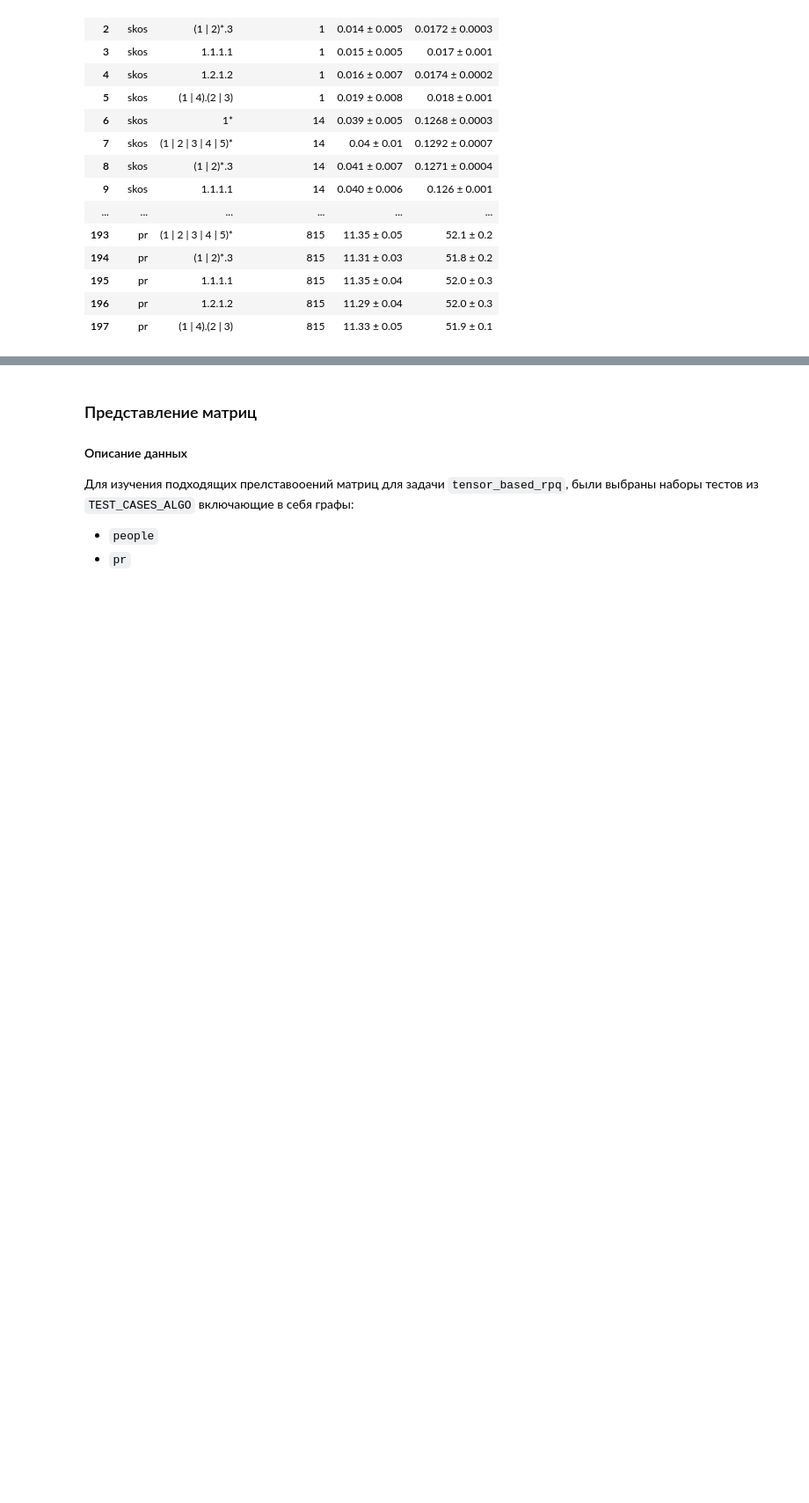
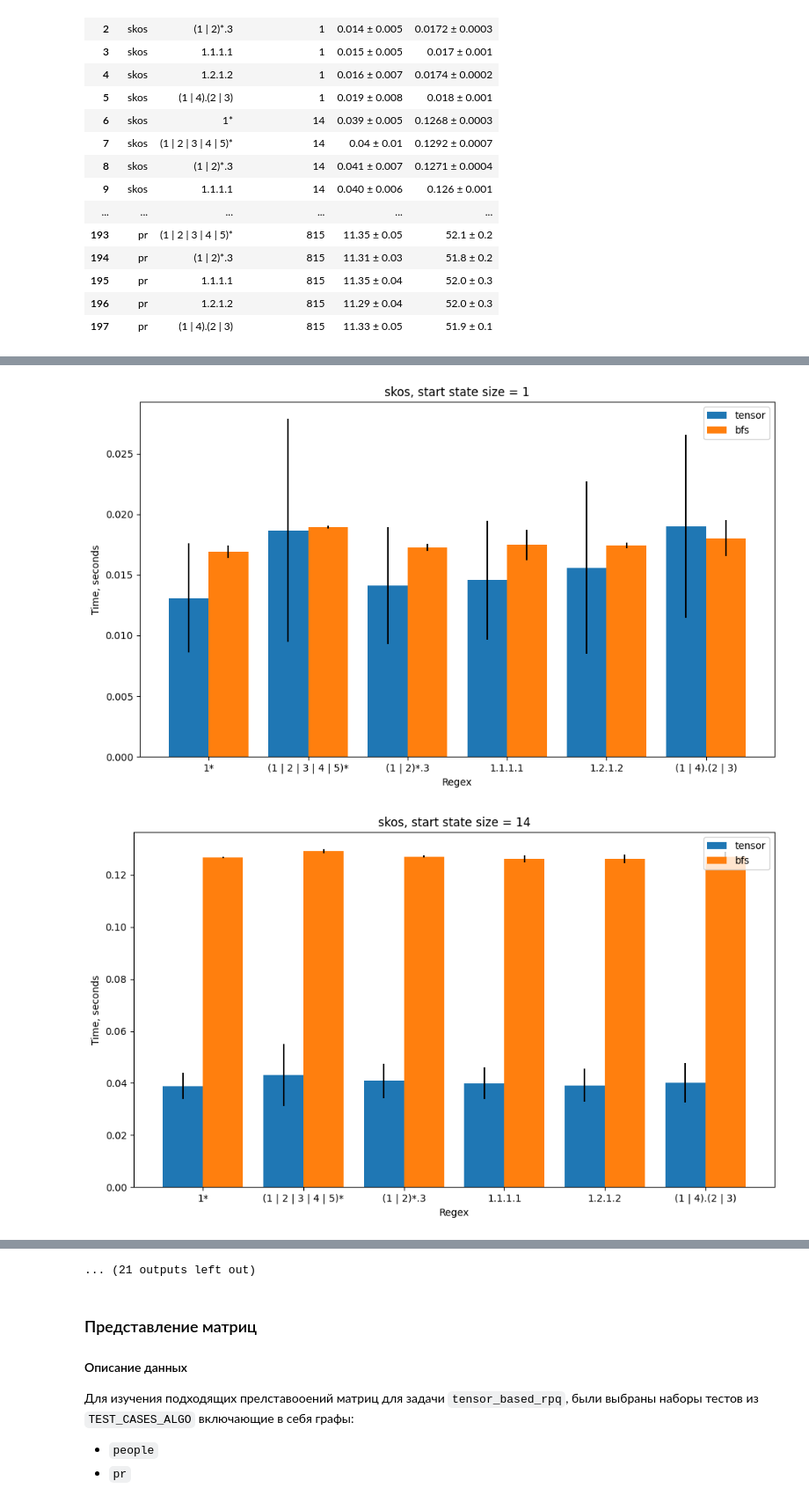
Before and after one commit to osogi/formal-lang-course, a Jupyter notebook: experiments/Task5.ipynb, the cells around one changed output, grey strips where cells are left out. Shown at 88% size. Drawn from its saved outputs; the diff is of its cells as text; code cells hidden in the pictures; blank space fills up the shorter version.

Commit message:
feat: add standart deviation to plots

```diff
--- a/experiments/Task5.ipynb
+++ b/experiments/Task5.ipynb
@@ -367,0 +280,78 @@ create_plots_by_res_dict(res_dict, ["tensor", "bfs"])
+# %%
+import matplotlib.pyplot as plt
+
+def create_grouped_bar_plot(data_dict, title, group_names, xlabel='Regex', ylabel='Time, seconds', figsize=(10, 6)):
+    """
+    Create a grouped bar plot from a dictionary.
+
+    Args:
+    - data_dict (dict): A dictionary where keys are categories and values are lists of values.
+    - title (str): The title of the plot.
+    - group_names (list): The names of groups.
+    - xlabel (str, optional): The label for the x-axis.
+    - ylabel (str, optional): The label for the y-axis.
+    - figsize (tuple, optional): The figure size. Defaults to (10, 6).
+    """
+    # Check if the input is a dictionary
+    if not isinstance(data_dict, dict):
+        raise ValueError("Input must be a dictionary")
+
+    # Get the categories and values
+    categories = list(data_dict.keys())
+    values = list(data_dict.values())
+
+    # Check if all values are lists
+    if not all(isinstance(value, list) for value in values):
+        raise ValueError("All values must be lists")
+
+    # Get the number of groups
+    num_groups = len(values[0])
+
+    # Create the bar plot
+    bar_width = 0.8 / num_groups
+    x = numpy.arange(len(categories))
+
+    plt.figure(figsize=figsize)
+    for i in range(num_groups):
+        plt.bar(x + i * bar_width, [value[i][0] for value in values], bar_width, label=group_names[i], yerr=[[value[i][1] for value in values]])
+        # plt.errorbar(x + i * bar_width, y_bot, yerr=(np.zeros_like(y_bot), y_dif), capsize=10, ecolor='black', ls='', lw=5, capthick=5)
+    plt.title(title)
+    plt.xlabel(xlabel)
+    plt.ylabel(ylabel)
+    plt.xticks(x + (num_groups - 1) * bar_width / 2, categories)
+    plt.legend()
+    plt.tight_layout()
+    plt.show()
+
+def add_to_res_dict(res_dict, graph, regex, data):
+    sub_dict = res_dict.get(graph)
+    if(sub_dict is None):
+        sub_dict = {}
+    sub_dict[regex] = data
+    res_dict[graph] = sub_dict
+
+def create_plots_by_res_dict(res_dict, group_names):
+    for name in res_dict:
+        data_dict = res_dict[name]
+        create_grouped_bar_plot(data_dict, name, group_names)
+
+res_dict = {}
+
+
+
+for tc, (tensor_t, bfs_t) in TEST_ALGO_RES:
+    tensor_t = remove_outlier(tensor_t)
+    bfs_t = remove_outlier(bfs_t)
+
+    name = f"{tc.graph_name}, start state size = {len(tc.start_states)}"
+    regex = tc.regex
+
+
+    tensor_res = (numpy.mean(tensor_t), numpy.std(tensor_t))
+    bfs_res = (numpy.mean(bfs_t),  numpy.std(bfs_t))
+    add_to_res_dict(res_dict, name, regex, [tensor_res, bfs_res])
+
+create_plots_by_res_dict(res_dict, ["tensor", "bfs"])
+# %% [output]
+[figure, added]
+[figure, added]
@@ -368,3 +368,4 @@ create_plots_by_res_dict(res_dict, ["tensor", "bfs"])
+... (21 outputs left out)
 # %% [markdown]
 ### Представление матриц
 
```
Also changed, not shown: parts of 6 cells of this notebook.
